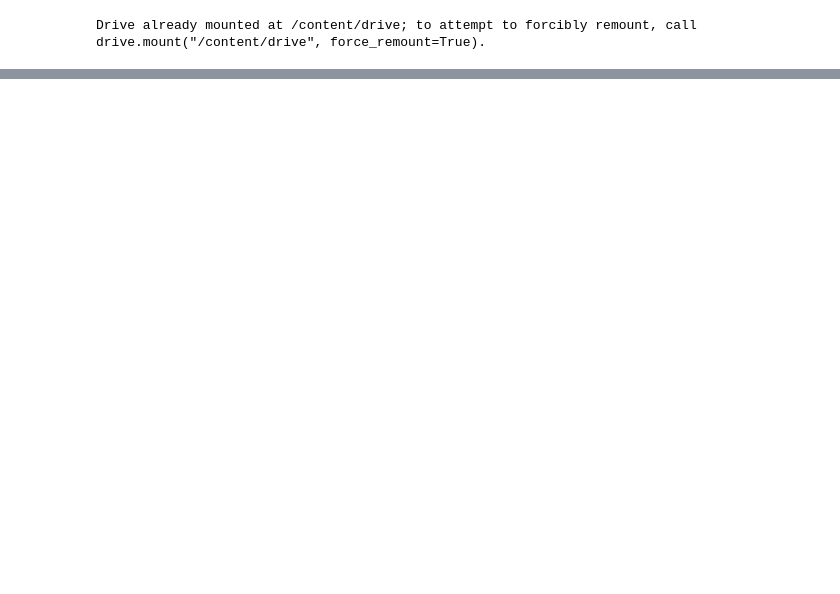
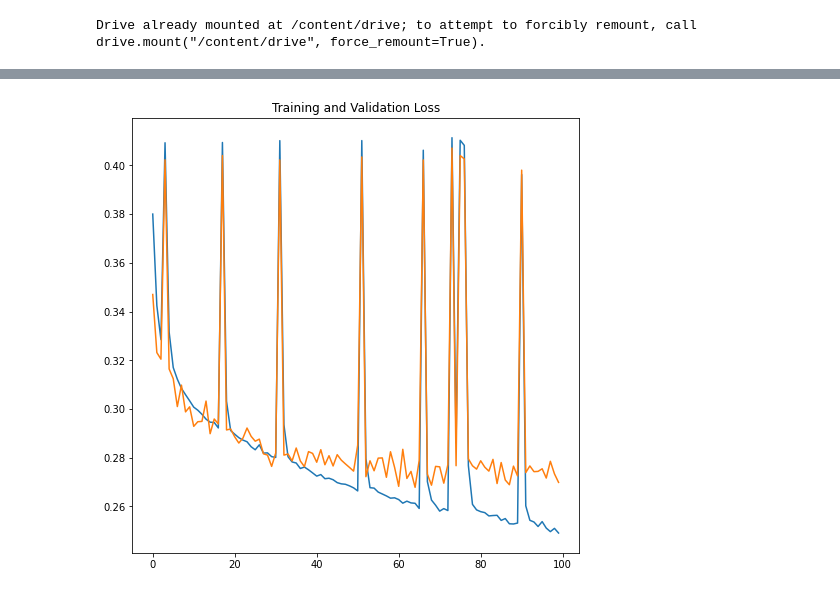
Before and after one commit to james-t-little/cnn_diss_repo, a Jupyter notebook: code/boundary_model.ipynb, the cells around one changed output, grey strips where cells are left out. Saved outputs shown, nothing was run; the diff lists cells and outputs as text; code cells hidden in the pictures; blank space fills up the shorter version.

```diff
--- a/code/boundary_model.ipynb
+++ b/code/boundary_model.ipynb
@@ -50,7 +50,9 @@ image_mask_path = sorted([ os.path.join(mask_path, fname) for fname in os.listdi
 
 path_df = pd.DataFrame({'image':image_input_path,'mask':image_mask_path})
 # %%
-train, val = train_test_split(path_df,test_size=0.15, random_state=seed)
+train, val = train_test_split(path_df,test_size=0.1, random_state=seed)
+
+train, test = train_test_split(train,test_size=0.11, random_state=seed)
 # %%
 #https://www.kaggle.com/code/iasonasxrist/mri-brain-tumour-segmentation-with-unet-cnn/notebook
 
@@ -132,7 +110,7 @@ for _ in range(5):
 # %%
 def convolutional_layer_block(previous_layer, filter_size, kernel):
         x = Conv2D(filter_size, kernel, activation='relu', kernel_initializer='he_normal', padding='same')(previous_layer)
-        x = Dropout(0.2)(x)
+        x = Dropout(0.05)(x)
         x = Conv2D(filter_size, kernel, activation='relu', kernel_initializer='he_normal', padding='same')(x)
         return x
 
@@ -190,10 +168,10 @@ ________________________________________________________________________________
 # %%
 model.compile(optimizer = Adam(), loss = "binary_crossentropy", metrics = ['accuracy'])
 # %%
-callbacks = [tf.keras.callbacks.ModelCheckpoint(("/content/drive/MyDrive/"+'boundary_model_e10_bs32.h5'), verbose = 1, save_best_only=True, save_weights_only=True)]
+callbacks = [tf.keras.callbacks.ModelCheckpoint(("/content/drive/MyDrive/"+'boundary_model_e100_bs4.h5'), verbose = 1, save_best_only=True, save_weights_only=True)]
 # %%
-train_step = timage_generator.n/BATCH_SIZE
-val_step = vimage_generator.n/BATCH_SIZE
+train_step = train_img_gen.n/BATCH_SIZE
+val_step = val_mask_gen.n/BATCH_SIZE
 
-model.fit(train_gen, steps_per_epoch = train_step, epochs= EPOCHS, validation_data = val_gen, validation_steps = val_step, callbacks = callbacks)
+trained_model = model.fit(train_gen, steps_per_epoch = train_step, epochs= EPOCHS, validation_data = val_gen, validation_steps = val_step, callbacks = callbacks)
 # %% [output]
@@ -201,0 +195,17 @@ InvalidArgumentError: ignored
+# %%
+loss = trained_model.history['loss']
+val_loss = trained_model.history['val_loss']
+accuracy = trained_model.history['accuracy']
+val_accuracy = trained_model.history['val_accuracy']
+
+
+def plot_training_data(graph_name, train_metric, val_metric):
+    plt.figure(figsize = (8,8))
+    plt.plot(train_metric, label = "Train")
+    plt.plot(val_metric, label = "Validation")
+    plt.title(graph_name)
+    plt.show()
+
+plot_training_data("Training and Validation Loss", loss, val_loss)
+# %% [output]
+[figure, added]
```
Also changed, not shown: parts of 7 cells of this notebook.
